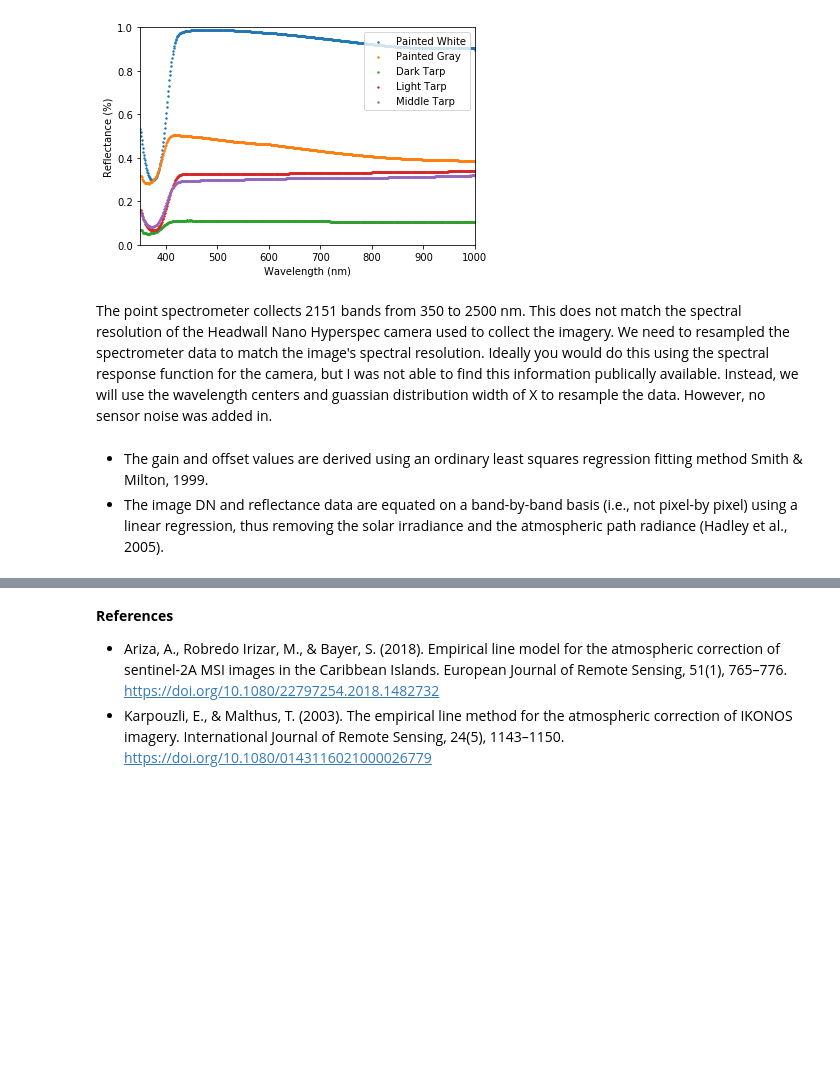
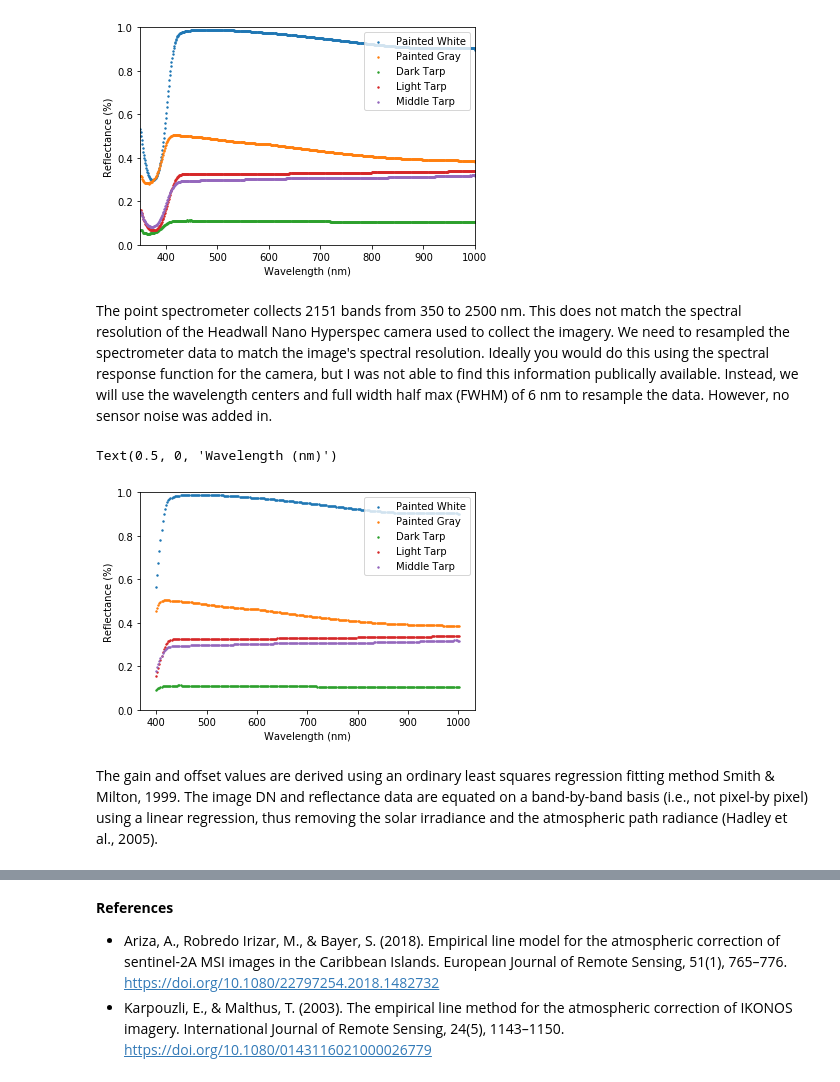
Before and after one commit to GatorSense/AtmosphericCorrectionIntroduction, a Jupyter notebook: 2. Empirical Line Correction.ipynb, the cells around one changed output, grey strips where cells are left out. Drawn from its saved outputs; the diff is of its cells as text; code cells hidden in the pictures; blank space fills up the shorter version.

```diff
--- a/2. Empirical Line Correction.ipynb
+++ b/2. Empirical Line Correction.ipynb
@@ -57,5 +58,11 @@ print('Ancillary data associated with this file: ' + str(data_anc.files))
 wave = data_anc['wavelengths']
 rgb_index = data_anc['rgb_index']
 rgb_image = data_anc['rgb_image']
+
+# Grab Some information about this image
+pixHeight = rgb_image.shape[0]
+pixWidth = rgb_image.shape[1]
+numBands = len(wave)
+print('There are ' + str(numBands) + ' bands for this ' + str(pixHeight) + ' by ' + str(pixWidth) + ' pixel image.')
 # %% [output]
 Ancillary data associated with this file: ['wavelengths', 'rgb_index', 'rgb_image']
@@ -140,7 +147,26 @@ This dataset has 5 with 2151 bands.
 (350, 1000)
 [figure]
 # %% [markdown]
-The point spectrometer collects 2151 bands from 350 to 2500 nm. This does not match the spectral resolution of the Headwall Nano Hyperspec camera used to collect the imagery. We need to resampled the spectrometer data to match the image's spectral resolution. Ideally you would do this using the spectral response function for the camera, but I was not able to find this information publically available. Instead, we will use the wavelength centers and guassian distribution width of X to resample the data. However, no sensor noise was added in.
+The point spectrometer collects 2151 bands from 350 to 2500 nm. This does not match the spectral resolution of the Headwall Nano Hyperspec camera used to collect the imagery. We need to resampled the spectrometer data to match the image's spectral resolution. Ideally you would do this using the spectral response function for the camera, but I was not able to find this information publically available. Instead, we will use the wavelength centers and full width half max (FWHM) of 6 nm to resample the data. However, no sensor noise was added in.
+# %%
+# Resample the data to Nano Hyperspec
+fwhmASD = np.tile(1.4, (len(waveASD))) # FWHM of Point Spectrometer
+fwhmNano = np.tile(6, numBands)  # FWHM of Nano Hyperspec Camera
+resample = BandResampler(waveASD, wave, fwhmASD, fwhmNano)
+indoorTargets = np.zeros((5,numBands))
+for i in range(0, indoorTargets2151.shape[0]):
+    indoorTargets[i,:] = resample(indoorTargets2151[i,:])
+
+# Plot Data
+plt.figure()
+for w in range(0,indoorTargets.shape[0]):
+    plt.scatter(wave, indoorTargets[w,:],s=2)
+plt.legend(indoorTargetsName,loc='upper right')
+plt.ylim(0,1)
+plt.ylabel('Reflectance (%)')
+plt.xlabel('Wavelength (nm)')
+# %% [output]
+Text(0.5, 0, 'Wavelength (nm)')
+[figure, added]
 # %% [markdown]
-* The gain and offset values are derived using an ordinary least squares regression fitting method Smith & Milton, 1999.
-* The image DN and reflectance data are equated on a band-by-band basis (i.e., not pixel-by pixel) using a linear regression, thus removing the solar irradiance and the atmospheric path radiance (Hadley et al., 2005).
+The gain and offset values are derived using an ordinary least squares regression fitting method Smith & Milton, 1999. The image DN and reflectance data are equated on a band-by-band basis (i.e., not pixel-by pixel) using a linear regression, thus removing the solar irradiance and the atmospheric path radiance (Hadley et al., 2005).
```
Also changed, not shown: parts of 6 cells of this notebook.
